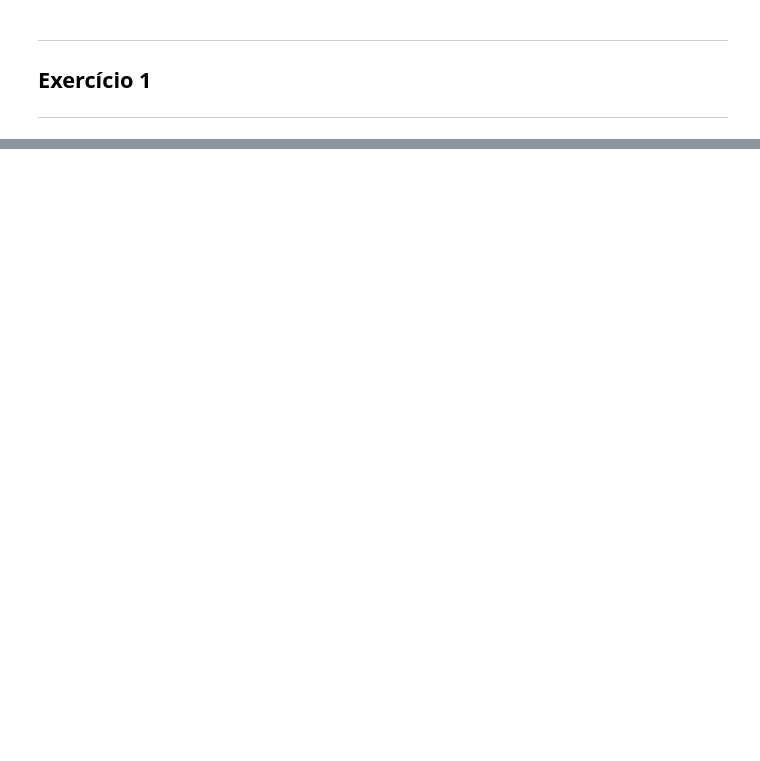
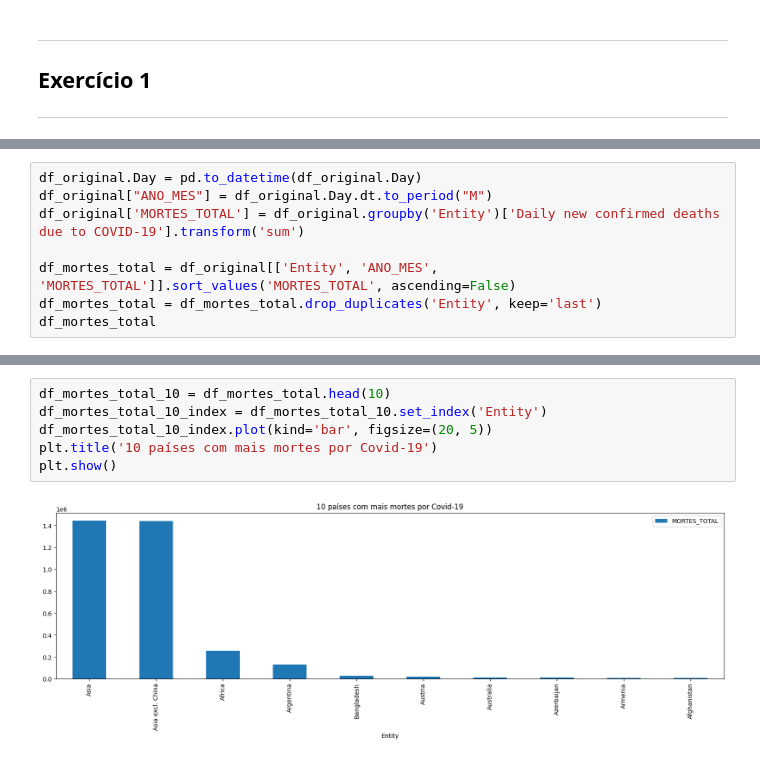
Before and after one commit to MariaLuizaLogrado/mineiracao_dados_ufpr, a Jupyter notebook: aulas/aula6/exercicios.ipynb, the cells around one changed output, grey strips where cells are left out. Cells and saved outputs as stored; diff of their text form; blank space fills up the shorter version.

```diff
--- a/aulas/aula6/exercicios.ipynb
+++ b/aulas/aula6/exercicios.ipynb
@@ -29,0 +58,8 @@ df[]
+# %%
+df_original.Day = pd.to_datetime(df_original.Day)
+df_original["ANO_MES"] = df_original.Day.dt.to_period("M")
+df_original['MORTES_TOTAL'] = df_original.groupby('Entity')['Daily new confirmed deaths due to COVID-19'].transform('sum')
+
+df_mortes_total = df_original[['Entity', 'ANO_MES', 'MORTES_TOTAL']].sort_values('MORTES_TOTAL', ascending=False)
+df_mortes_total = df_mortes_total.drop_duplicates('Entity', keep='last')
+df_mortes_total
@@ -29,0 +84,8 @@ df[]
+# %%
+df_mortes_total_10 = df_mortes_total.head(10)
+df_mortes_total_10_index = df_mortes_total_10.set_index('Entity')
+df_mortes_total_10_index.plot(kind='bar', figsize=(20, 5))
+plt.title('10 países com mais mortes por Covid-19')
+plt.show()
+# %% [output]
+[figure, added]
```
Also changed, not shown: parts of 26 cells of this notebook, 3 other files.
